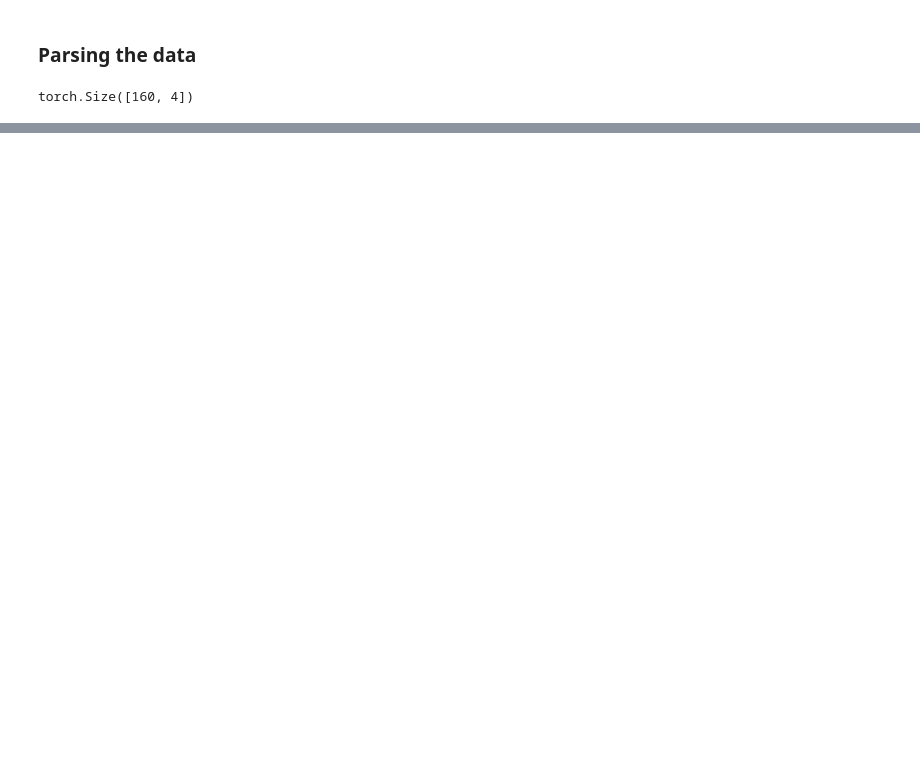
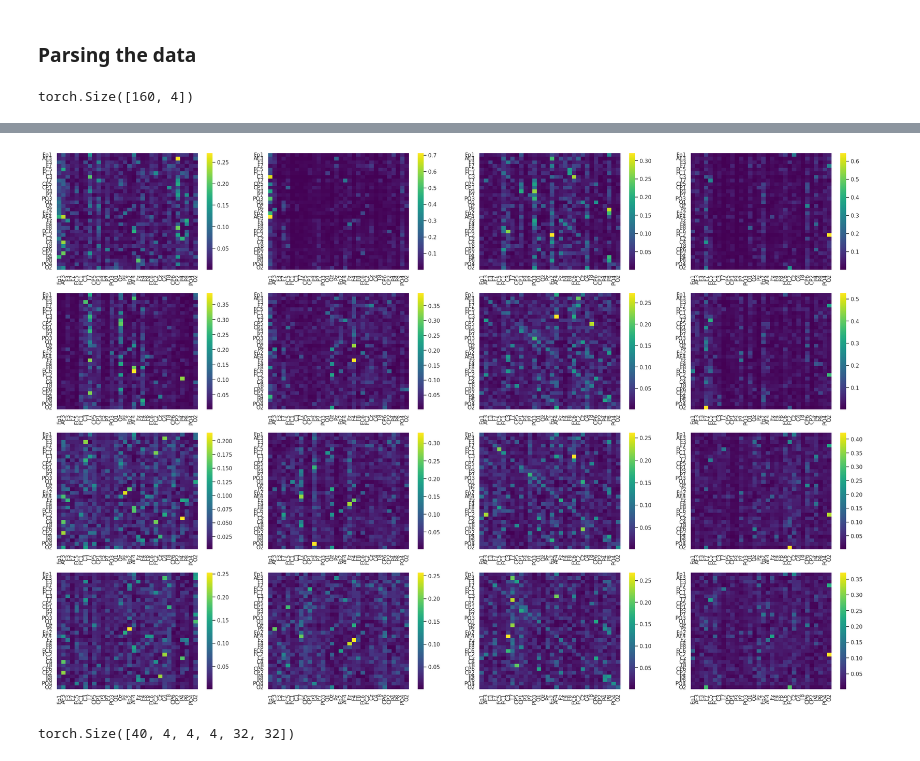
Before and after one commit to h1de0us/mer-eeg-analysis, a Jupyter notebook: graphs/report.ipynb, the cells around one changed output, grey strips where cells are left out. Drawn from its saved outputs; the diff is of its cells as text; code cells hidden in the pictures; blank space fills up the shorter version.

```diff
--- a/graphs/report.ipynb
+++ b/graphs/report.ipynb
@@ -344,0 +427,35 @@ KeyboardInterrupt:
+# %%
+# plot attention for the whole layer
+
+attention_for_all_layers = attention[0]
+attention_for_all_layers.shape # (n_layers, n_heads, n_nodes, n_nodes)
+
+channels = ['Fp1', 'AF3', 'F3', 'F7', 'FC5',
+                         'FC1', 'C3', 'T7', 'CP5', 'CP1',
+                         'P3', 'P7', 'PO3', 'O1', 'Oz',
+                         'Pz', 'Fp2', 'AF4', 'Fz', 'F4',
+                         'F8', 'FC6', 'FC2', 'Cz', 'C4',
+                         'T8', 'CP6', 'CP2', 'P4', 'P8',
+                         'PO4', 'O2']
+
+sns.set(style="whitegrid")
+cmap = sns.color_palette("viridis", as_cmap=True)
+fig, axs = plt.subplots(4, 4, figsize=(30, 20))
+for i in range(attention_for_all_layers.shape[0] * attention_for_all_layers.shape[1]):
+    sns.heatmap(attention_for_all_layers[i // 4, i % 4, :, :].detach().cpu().numpy(), ax=axs[i // 4, i % 4], # one row == one layer, one column = the same head
+                cmap=cmap,
+                xticklabels=channels,
+                yticklabels=channels)
+# %% [output]
+[figure, added]
+# %%
+n_trials = 40
+n_bands = 4
+n_layers = 4
+n_heads = 4
+n_nodes = 32
+
+attention_ = attention.view(n_trials, n_bands, n_layers, n_heads, n_nodes, n_nodes)
+attention_.shape
+# %% [output]
+torch.Size([40, 4, 4, 4, 32, 32])
```
Also changed, not shown: parts of 27 cells of this notebook, 3 other files.
